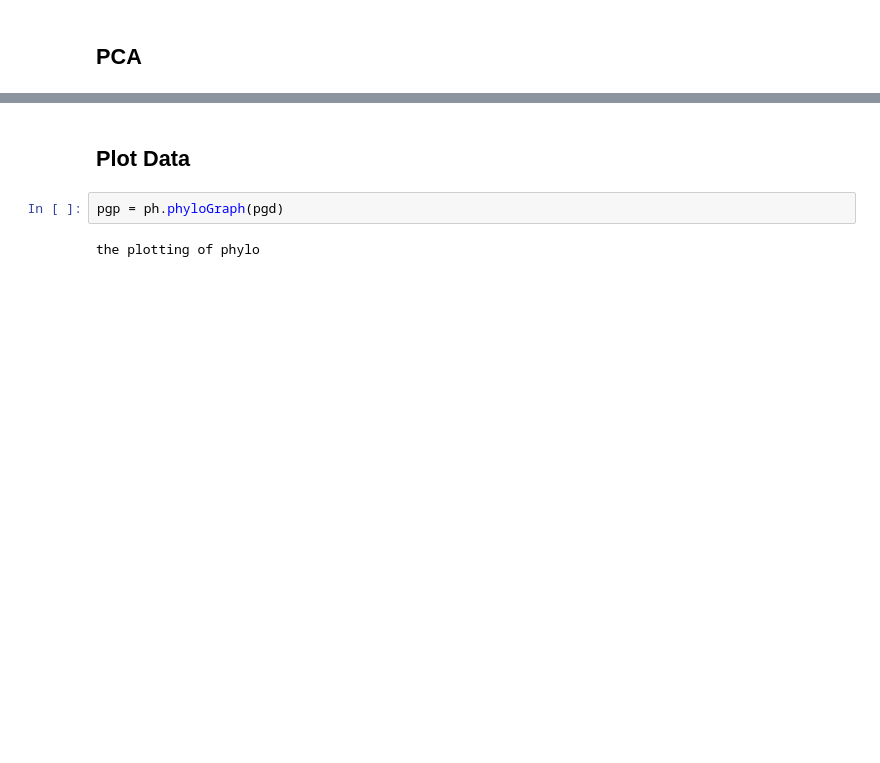
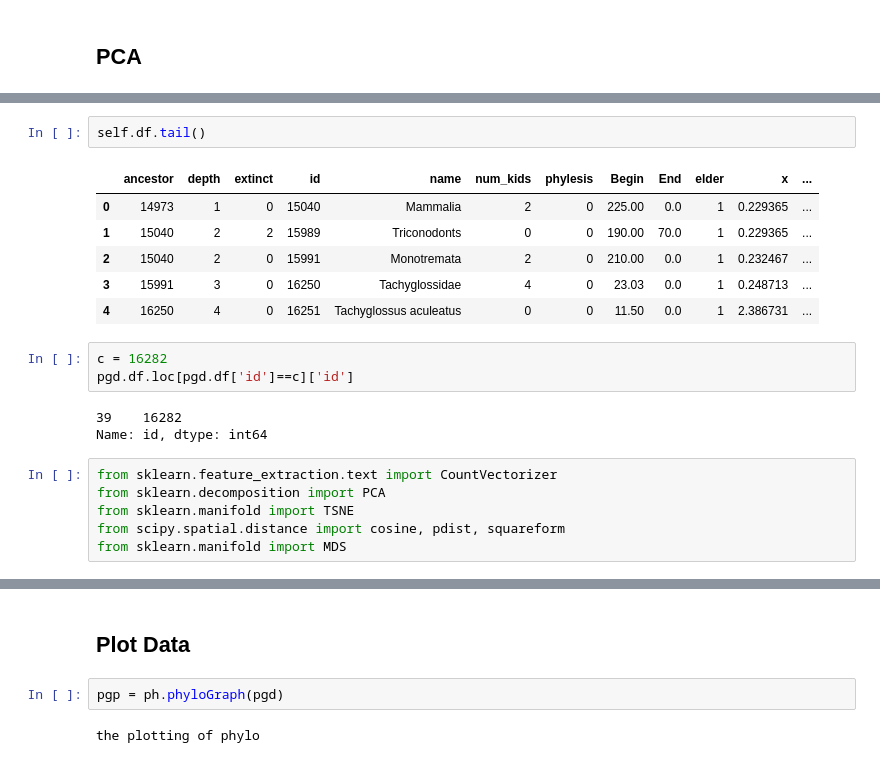
Before and after one commit to seth127/phyloGraph, a Jupyter notebook: phyloGraph-PCA.ipynb, the cells around one changed output, grey strips where cells are left out. Cells and saved outputs as stored; diff of their text form; blank space fills up the shorter version.

```diff
--- a/phyloGraph-PCA.ipynb
+++ b/phyloGraph-PCA.ipynb
@@ -80,0 +133,21 @@ pgd.df.head()
+# %%
+self.df.tail()
+# %% [output]
+|  | ancestor | depth | extinct | id | name | num_kids | phylesis | Begin | End | elder | x | ... |
+| 0 | 14973 | 1 | 0 | 15040 | Mammalia | 2 | 0 | 225.00 | 0.0 | 1 | 0.229365 | ... |
+| 1 | 15040 | 2 | 2 | 15989 | Triconodonts | 0 | 0 | 190.00 | 70.0 | 1 | 0.229365 | ... |
+| 2 | 15040 | 2 | 0 | 15991 | Monotremata | 2 | 0 | 210.00 | 0.0 | 1 | 0.232467 | ... |
+| 3 | 15991 | 3 | 0 | 16250 | Tachyglossidae | 4 | 0 | 23.03 | 0.0 | 1 | 0.248713 | ... |
+| 4 | 16250 | 4 | 0 | 16251 | Tachyglossus aculeatus | 0 | 0 | 11.50 | 0.0 | 1 | 2.386731 | ... |
+# %%
+c = 16282
+pgd.df.loc[pgd.df['id']==c]['id']
+# %% [output]
+39    16282
+Name: id, dtype: int64
+# %%
+from sklearn.feature_extraction.text import CountVectorizer
+from sklearn.decomposition import PCA
+from sklearn.manifold import TSNE
+from scipy.spatial.distance import cosine, pdist, squareform
+from sklearn.manifold import MDS
```
Also changed, not shown: parts of 31 cells of this notebook, 1 other file.
